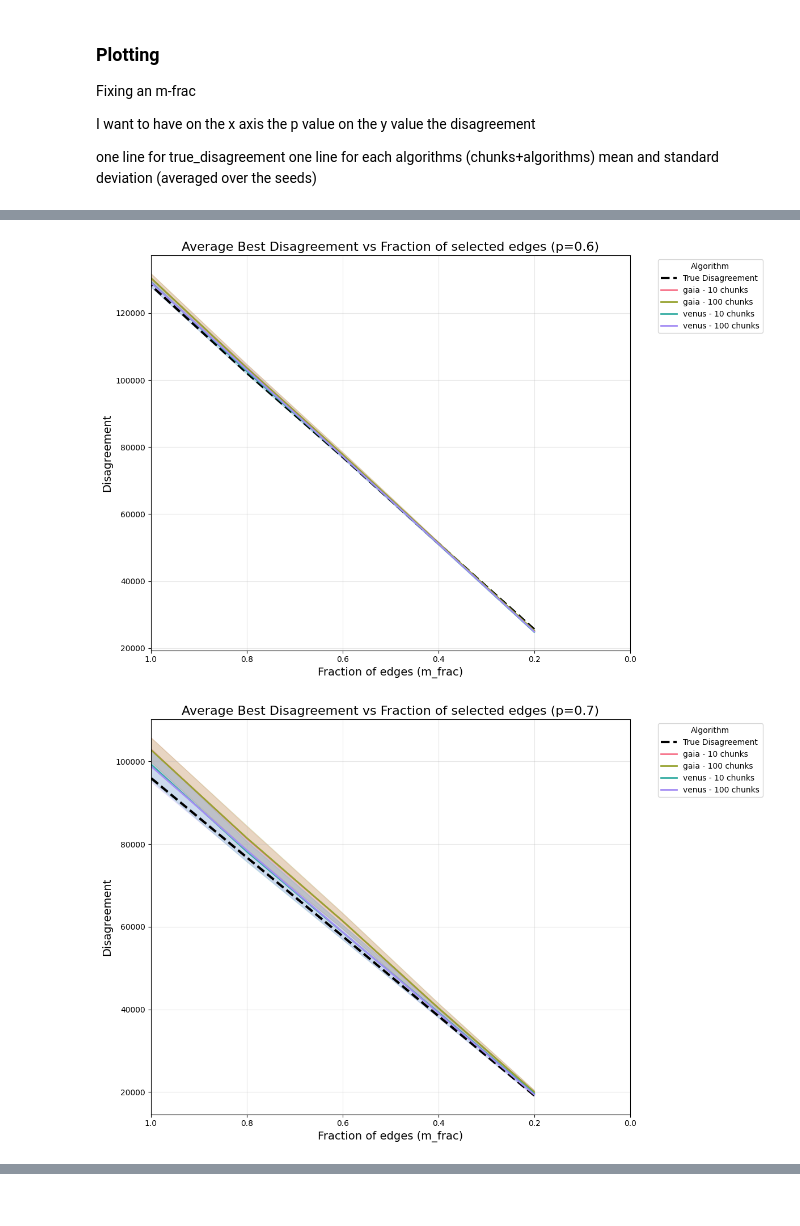
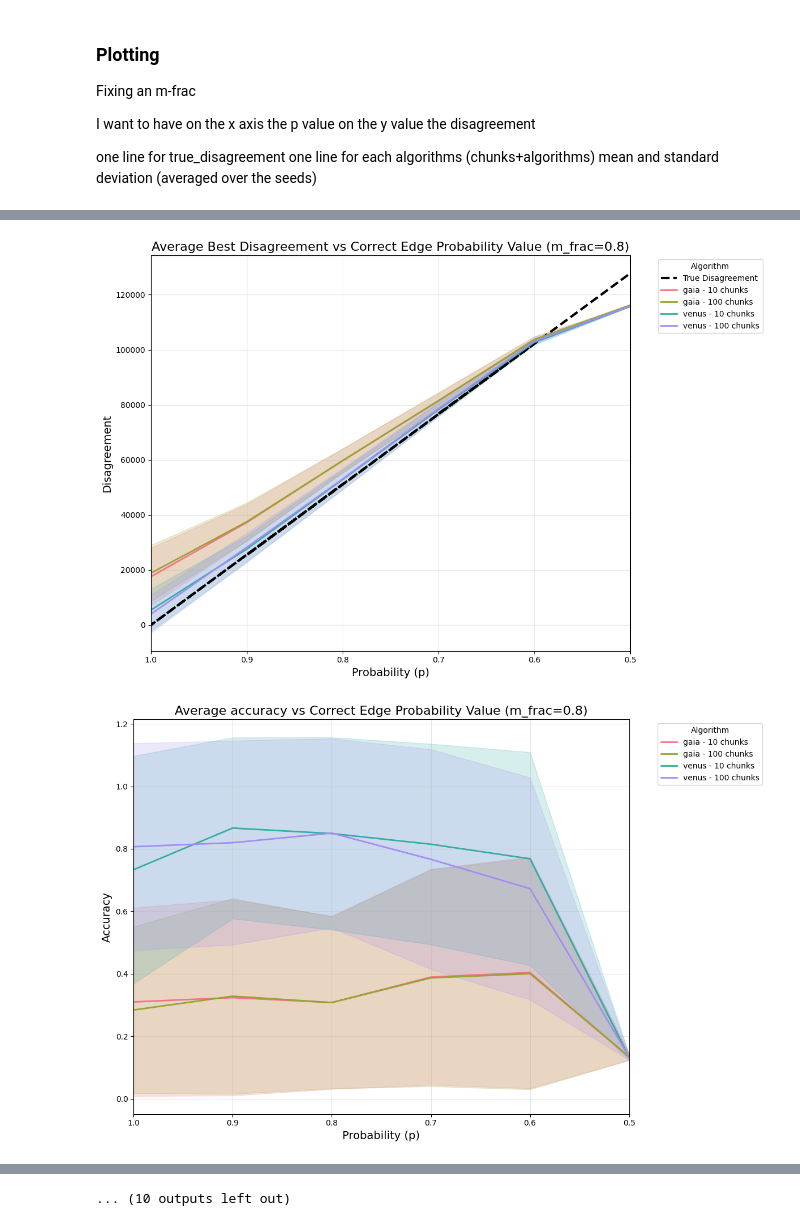
Before and after one commit to Peter-Blohm/discovering_opinion_intervals, a Jupyter notebook: benchmarking/benchmark_analysis.ipynb, the cells around one changed output, grey strips where cells are left out. Drawn from its saved outputs; the diff is of its cells as text; code cells hidden in the pictures.

Commit message:
add synthetic data accuracy evaluation

```diff
--- a/benchmarking/benchmark_analysis.ipynb
+++ b/benchmarking/benchmark_analysis.ipynb
@@ -303,6 +339,49 @@ def plot_p_vs_obj(synth_df, selected_m_frac):
 
     # plt.savefig(f'disagreement_vs_p_mfrac_{selected_m_frac}.png', dpi=300)
     plt.show()
+# %%
+def plot_p_vs_accuracy(synth_df, selected_m_frac):
+    filtered_df = synth_df[synth_df['m_frac'] == selected_m_frac]
+
+    agg_df = filtered_df.groupby(['algorithm', 'chunks', 'p']).agg(
+        mean_accuracy=('accuracy', 'mean'),
+        std_accuracy=('accuracy', 'std')
+    ).reset_index()
+
+    plt.figure(figsize=(12, 8))
+    plt.title(f'Average accuracy vs Correct Edge Probability Value (m_frac={selected_m_frac})', fontsize=16)
+
+    combinations = agg_df[['algorithm', 'chunks']].drop_duplicates()
+    colors = sns.color_palette("husl", len(combinations))
+
+    for i, (_, row) in enumerate(combinations.iterrows()):
+        alg = row['algorithm']
+        chunks = row['chunks']
+
+        data = agg_df[(agg_df['algorithm'] == alg) & (agg_df['chunks'] == chunks)]
+
+        data = data.sort_values('p')
+
+        plt.plot(data['p'], data['mean_accuracy'],
+                label=f"{alg} - {chunks} chunks",
+                linewidth=2, color=colors[i])
+
+        plt.fill_between(data['p'],
+                        data['mean_accuracy'] - data['std_accuracy'],
+                        data['mean_accuracy'] + data['std_accuracy'],
+                        alpha=0.2, color=colors[i])
+
+    # Set the x-axis to go from 1.0 to 0.5
+    plt.xlim(1.0, 0.5)
+
+    plt.grid(True, alpha=0.3)
+    plt.xlabel('Probability (p)', fontsize=14)
+    plt.ylabel('Accuracy', fontsize=14)
+    plt.legend(title="Algorithm", bbox_to_anchor=(1.05, 1), loc='upper left')
+    plt.tight_layout()
+
+    # plt.savefig(f'accuracy_vs_p_mfrac_{selected_m_frac}.png', dpi=300)
+    plt.show()
 # %%
 def plot_m_frac_vs_obj(synth_df, selected_p):
     filtered_df = synth_df[synth_df['p'] == selected_p]
@@ -355,8 +478,10 @@ def plot_m_frac_vs_obj(synth_df, selected_p):
 # %%
 for selected_m_frac in [0.2, 0.4, 0.6, 0.8, 1.0]:
     plot_p_vs_obj(synth_df, selected_m_frac)
+    plot_p_vs_accuracy(synth_df, selected_m_frac)
 
 for selected_p in [0.5, 0.6, 0.7, 0.8, 0.9, 1.0]:
     plot_m_frac_vs_obj(synth_df, selected_p)
+    plot_m_frac_vs_accuracy(synth_df, selected_p)
 # %% [output]
 [figure]
@@ -368,2 +493,2 @@ for selected_p in [0.5, 0.6, 0.7, 0.8, 0.9, 1.0]:
-[figure, old version]
+[figure, new version]
-[figure, old version]
+[figure, new version]
@@ -372,0 +499 @@ for selected_p in [0.5, 0.6, 0.7, 0.8, 0.9, 1.0]:
+... (10 outputs left out)
```
Also changed, not shown: parts of 5 cells of this notebook, 1 other file.
